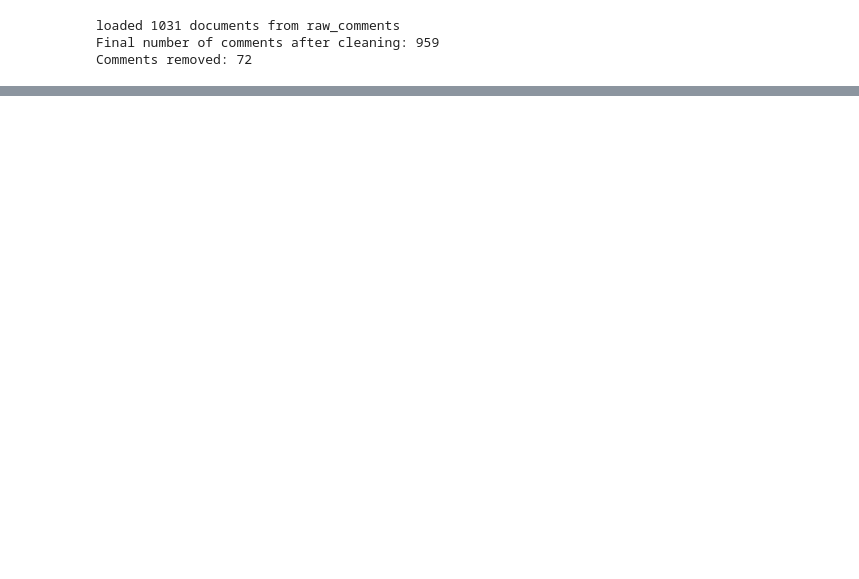
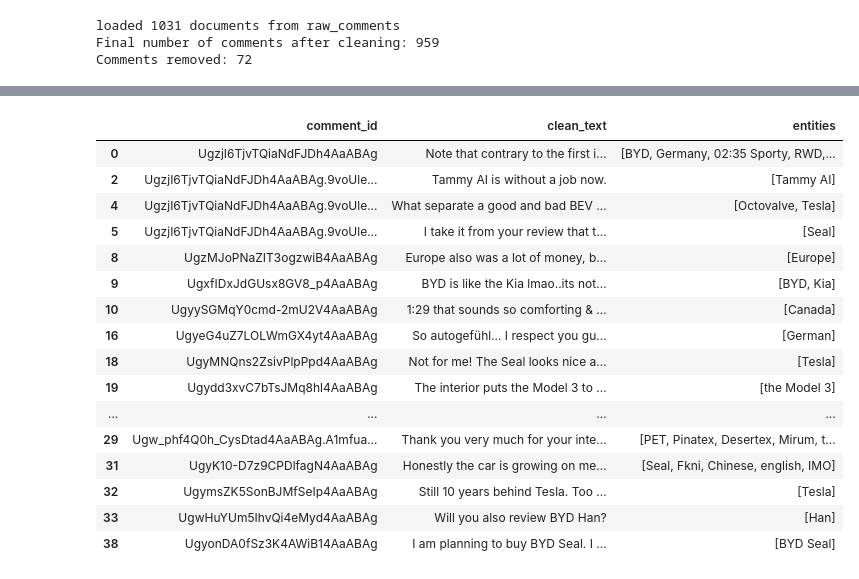
Before and after one commit to adullakadar/LLS-nlp-project, a Jupyter notebook: byd_main.ipynb, the cells around one changed output, grey strips where cells are left out. Cells and saved outputs as stored; diff of their text form; code cells hidden in the pictures; blank space fills up the shorter version.

```diff
--- a/byd_main.ipynb
+++ b/byd_main.ipynb
@@ -71,0 +68,9 @@ inserted_comments = insert_comments(preprocessed_comments, preprocssed_comments_
+# %%
+df = load_collection_to_df(preprocessed_comments)
+
+df = extract_entities_df(df,nlp)
+df = extract_keywords_df(df)
+df = add_sentiment_df(df)
+
+df[["comment_id", "clean_text", "entities", "keywords", "sentiment_score", "sentiment"]].head(20)
+print(df["sentiment"].value_counts())
@@ -71,0 +85,20 @@ inserted_comments = insert_comments(preprocessed_comments, preprocssed_comments_
+# %%
+df[df["entities"].apply(len) > 0][["comment_id", "clean_text", "entities"]].head(20)
+# %% [output]
+|  | comment_id | clean_text | entities |
+| 0 | UgzjI6TjvTQiaNdFJDh4AaABAg | Note that contrary to the first i... | [BYD, Germany, 02:35 Sporty, RWD,... |
+| 2 | UgzjI6TjvTQiaNdFJDh4AaABAg.9voUle... | Tammy AI is without a job now. | [Tammy AI] |
+| 4 | UgzjI6TjvTQiaNdFJDh4AaABAg.9voUle... | What separate a good and bad BEV ... | [Octovalve, Tesla] |
+| 5 | UgzjI6TjvTQiaNdFJDh4AaABAg.9voUle... | I take it from your review that t... | [Seal] |
+| 8 | UgzMJoPNaZIT3ogzwiB4AaABAg | Europe also was a lot of money, b... | [Europe] |
+| 9 | UgxfIDxJdGUsx8GV8_p4AaABAg | BYD is like the Kia lmao..its not... | [BYD, Kia] |
+| 10 | UgyySGMqY0cmd-2mU2V4AaABAg | 1:29 that sounds so comforting & ... | [Canada] |
+| 16 | UgyeG4uZ7LOLWmGX4yt4AaABAg | So autogefühl... I respect you gu... | [German] |
+| 18 | UgyMNQns2ZsivPlpPpd4AaABAg | Not for me! The Seal looks nice a... | [Tesla] |
+| 19 | Ugydd3xvC7bTsJMq8hl4AaABAg | The interior puts the Model 3 to ... | [the Model 3] |
+| ... | ... | ... | ... |
+| 29 | Ugw_phf4Q0h_CysDtad4AaABAg.A1mfua... | Thank you very much for your inte... | [PET, Pinatex, Desertex, Mirum, t... |
+| 31 | UgyK10-D7z9CPDlfagN4AaABAg | Honestly the car is growing on me... | [Seal, Fkni, Chinese, english, IMO] |
+| 32 | UgymsZK5SonBJMfSeIp4AaABAg | Still 10 years behind Tesla. Too ... | [Tesla] |
+| 33 | UgwHuYUm5IhvQi4eMyd4AaABAg | Will you also review BYD Han? | [Han] |
+| 38 | UgyonDA0fSz3K4AWiB14AaABAg | I am planning to buy BYD Seal. I ... | [BYD Seal] |
```
Also changed, not shown: parts of 17 cells of this notebook, 3 other files.
